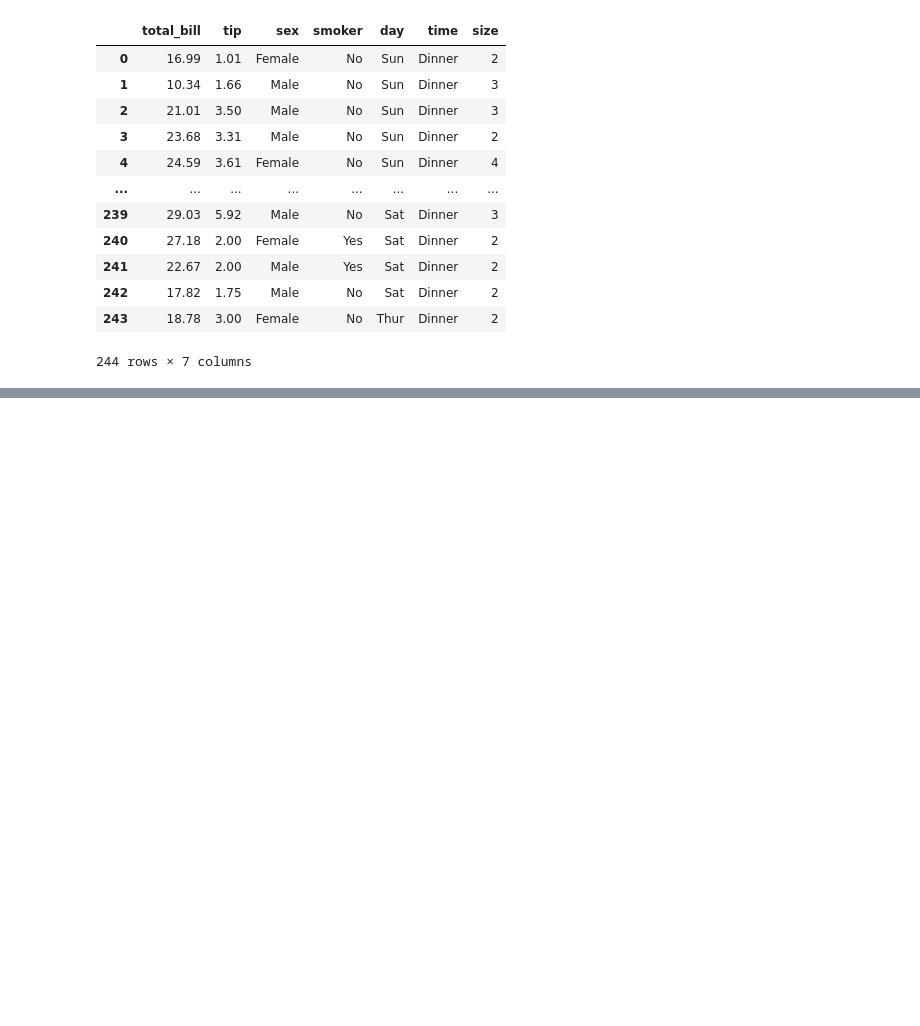
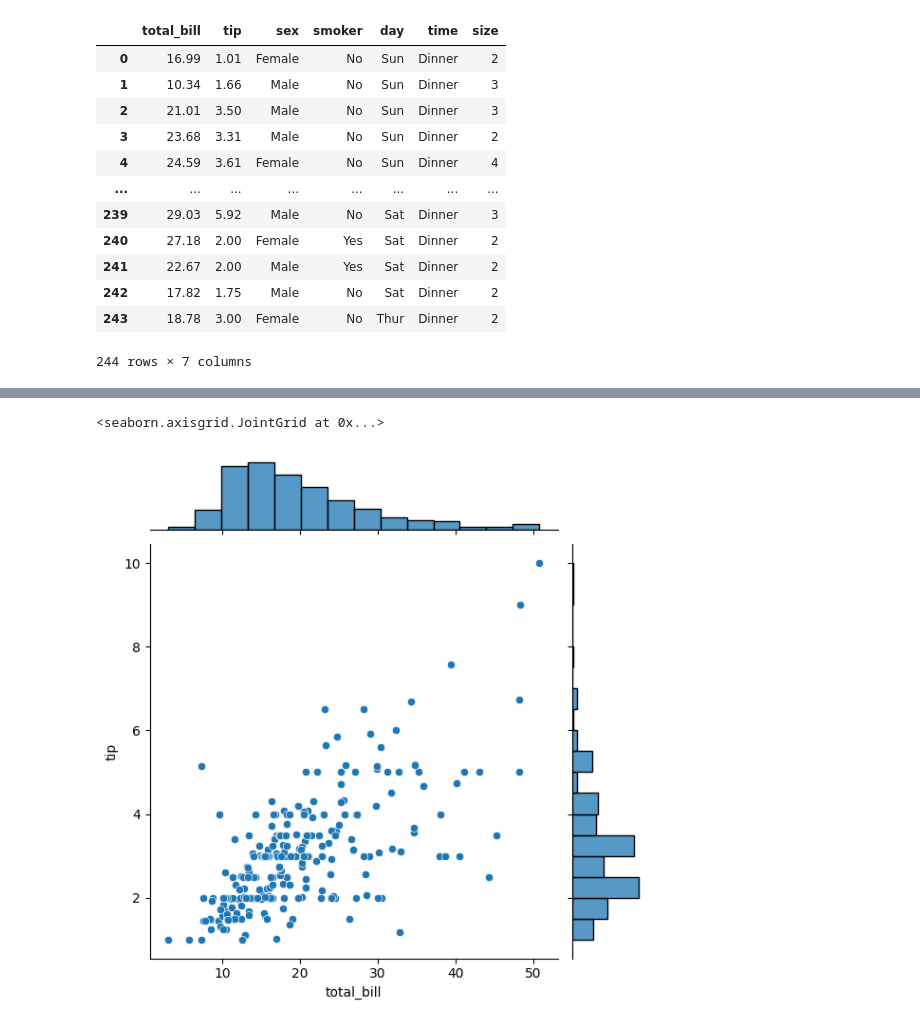
Before and after one commit to ludiemert/Advanced_Data_Visualization_Seaborn, a Jupyter notebook: 4_Advanced_Data_Visualization_Seaborn/Seaborn.ipynb, the cells around one changed output, grey strips where cells are left out. Cells and saved outputs as stored; diff of their text form; code cells hidden in the pictures; blank space fills up the shorter version.

```diff
--- a/4_Advanced_Data_Visualization_Seaborn/Seaborn.ipynb
+++ b/4_Advanced_Data_Visualization_Seaborn/Seaborn.ipynb
@@ -30,0 +58,12 @@ tips # conjunto de dados de um restaurante
+# %%
+# analisar duas variaveis ao mesmo tempo
+# permite que crie duas variacoes e uma terceira com uma relacao entre elas
+
+# analise com o DF no fim
+sns.jointplot(x='total_bill', y='tip', data=tips)
+
+# grafico de distribuicao conjunta
+# grafico scater
+# %% [output]
+<seaborn.axisgrid.JointGrid at 0x...>
+[figure, added]
```
Also changed, not shown: parts of 11 cells of this notebook.
